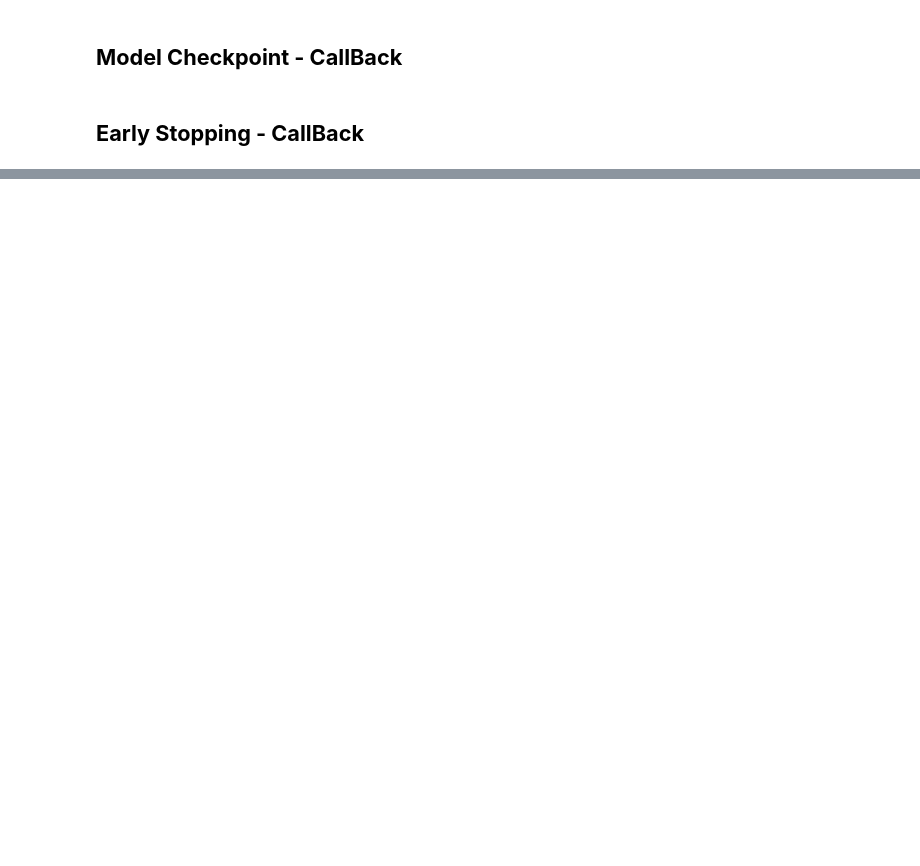
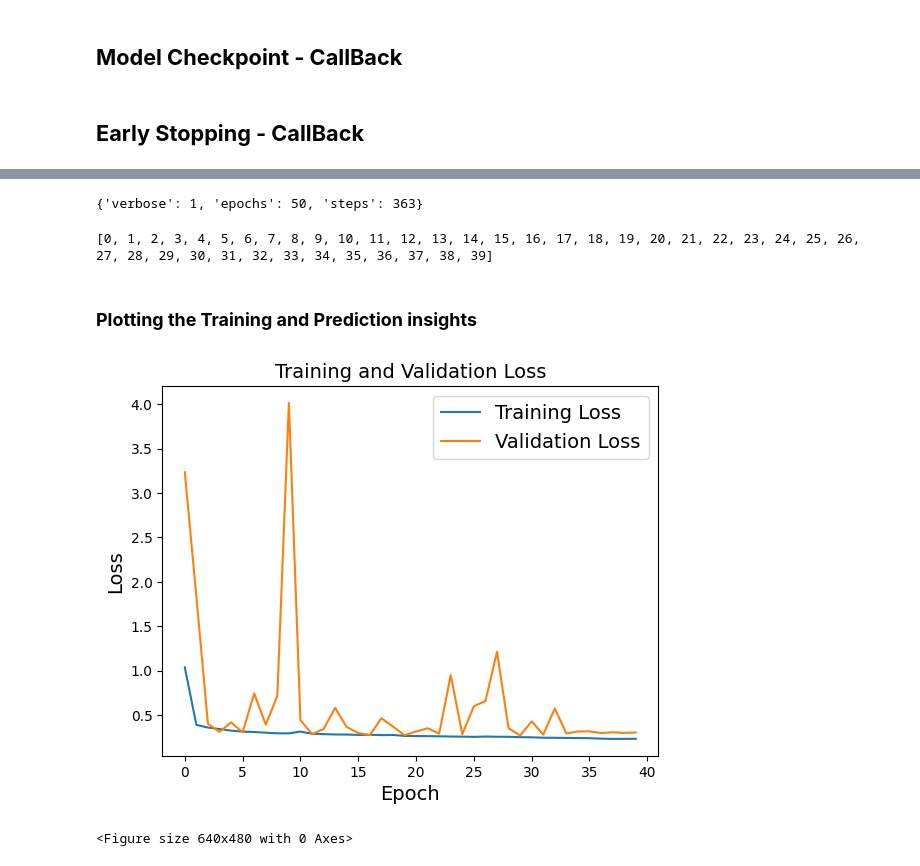
Before and after one commit to moheed-ali/AIML-Notebook-Collection, a Jupyter notebook: california.ipynb, the cells around one changed output, grey strips where cells are left out. Drawn from its saved outputs; the diff is of its cells as text; code cells hidden in the pictures; blank space fills up the shorter version.

```diff
--- a/california.ipynb
+++ b/california.ipynb
@@ -267,0 +312,3 @@ Root Mean Squared Error on Test Set: 0.6913974998480781
+# %%
+# Train the model on the scaled training data with callbacks
+adam_model_history = adam_model.fit(X_train_scaled, y_train, epochs=50, batch_size=32, validation_data=(X_valid_scaled, y_valid), callbacks=[checkpoint_cb, early_stopping_cb])
@@ -267,0 +336,25 @@ Root Mean Squared Error on Test Set: 0.6913974998480781
+# %%
+adam_model_history.params
+# %% [output]
+{'verbose': 1, 'epochs': 50, 'steps': 363}
+# %%
+print(adam_model_history.epoch)
+# %% [output]
+[0, 1, 2, 3, 4, 5, 6, 7, 8, 9, 10, 11, 12, 13, 14, 15, 16, 17, 18, 19, 20, 21, 22, 23, 24, 25, 26, 27, 28, 29, 30, 31, 32, 33, 34, 35, 36, 37, 38, 39]
+# %% [markdown]
+### **Plotting the Training and Prediction insights**
+# %%
+# Plot training history
+plt.plot(adam_model_history.history['loss'], label='Training Loss')
+plt.plot(adam_model_history.history['val_loss'], label='Validation Loss')
+plt.title('Training and Validation Loss [Optimizer = adam, Activation = relu]')
+plt.xlabel('Epoch')
+plt.ylabel('Loss')
+plt.legend()
+plt.show()
+
+# Save the plot
+plt.savefig('Training and Validation Loss [Optimizer = adam, Activation = relu].png')
+# %% [output]
+[figure, added]
+<Figure size 640x480 with 0 Axes>
```
Also changed, not shown: parts of 76 cells of this notebook.
